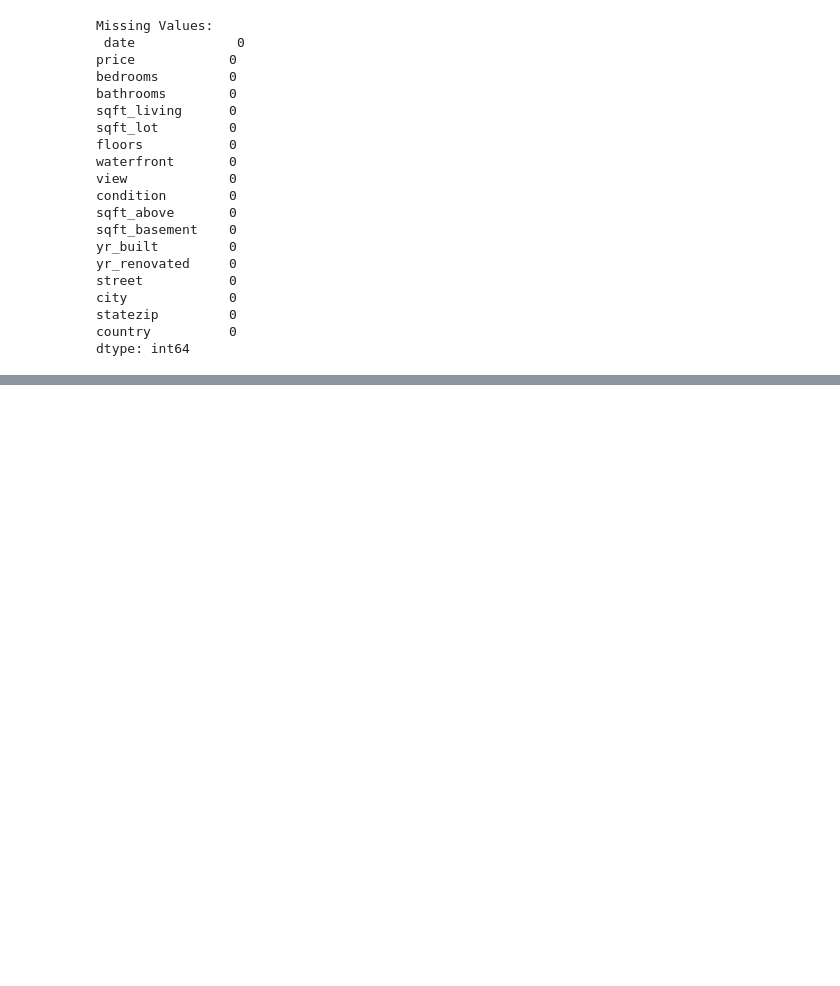
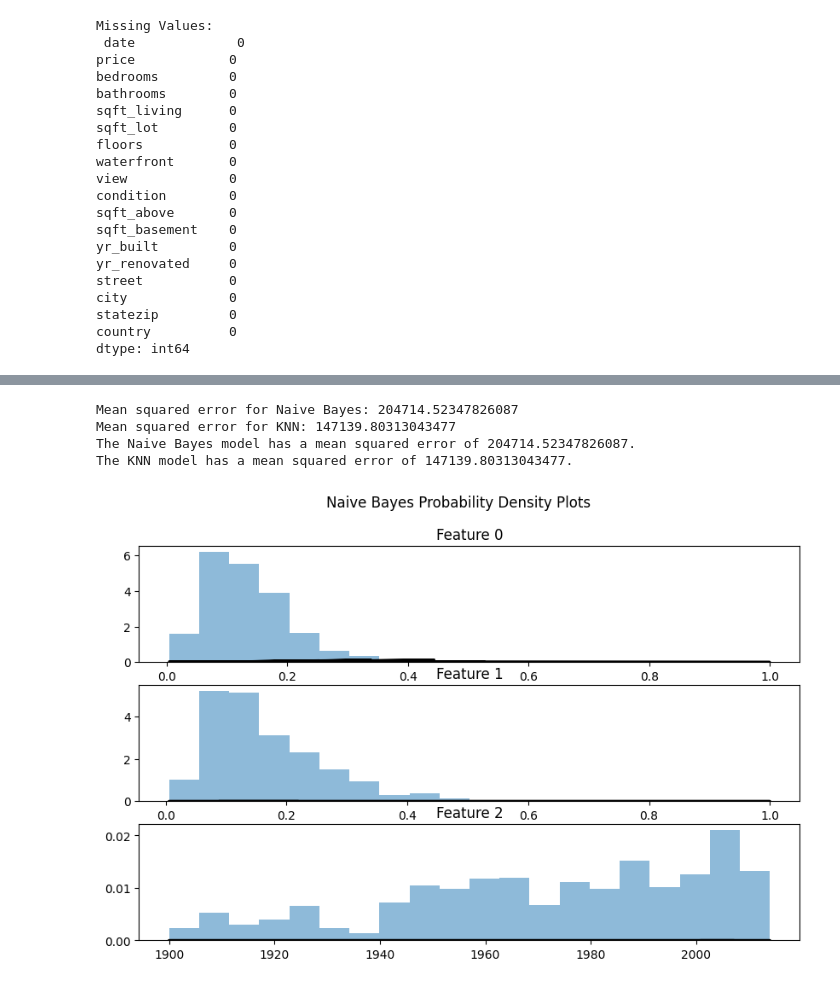
Before and after one commit to Guhan2348519/ADVANCED-ML-tasks, a Jupyter notebook: 2348519_EX2.ipynb, the cells around one changed output, grey strips where cells are left out. Drawn from its saved outputs; the diff is of its cells as text; code cells hidden in the pictures; blank space fills up the shorter version.

```diff
--- a/2348519_EX2.ipynb
+++ b/2348519_EX2.ipynb
@@ -127,0 +54,51 @@ AttributeError: ignored
+# %%
+from sklearn.preprocessing import LabelEncoder
+numerical_cols = ['price', 'bedrooms', 'bathrooms', 'sqft_living', 'sqft_lot', 'floors', 'waterfront', 'view', 'condition', 'sqft_above', 'sqft_basement', 'yr_renovated']
+
+for col in numerical_cols:
+    data[col] = (data[col] - data[col].min()) / (data[col].max() - data[col].min())
+
+X = data[['sqft_living', 'sqft_above', 'yr_built']]
+y = data['price']
+le = LabelEncoder()
+y = le.fit_transform(data['price'])
+
+X_train, X_test, y_train, y_test = train_test_split(X, y, test_size=0.25, random_state=42)
+
+
+clf = GaussianNB()
+clf.fit(X_train, y_train)
+y_pred_nb = clf.predict(X_test)
+
+
+mse_nb = mean_squared_error(y_test, y_pred_nb)
+print('Mean squared error for Naive Bayes:', mse_nb)
+
+
+knn = KNeighborsRegressor(n_neighbors=5)
+knn.fit(X_train, y_train)
+y_pred_knn = knn.predict(X_test)
+
+mse_knn = mean_squared_error(y_test, y_pred_knn)
+print('Mean squared error for KNN:', mse_knn)
+
+print('The Naive Bayes model has a mean squared error of {}.'.format(mse_nb))
+print('The KNN model has a mean squared error of {}.'.format(mse_knn))
+# %% [output]
+Mean squared error for Naive Bayes: 204714.52347826087
+Mean squared error for KNN: 147139.80313043477
+The Naive Bayes model has a mean squared error of 204714.52347826087.
+The KNN model has a mean squared error of 147139.80313043477.
+# %%
+class_probabilities = clf.predict_proba(X_test)
+fig, axes = plt.subplots(nrows=3, ncols=1, figsize=(10, 6))
+
+for i in range(3):
+    axes[i].hist(X_test.iloc[:, i], bins=20, density=True, alpha=0.5)
+    axes[i].plot(X_test.iloc[:, i], class_probabilities[:, i], color='black', linewidth=2)
+    axes[i].set_title(f'Feature {i}')
+
+plt.suptitle('Naive Bayes Probability Density Plots')
+plt.show()
+# %% [output]
+[figure, added]
```
Also changed, not shown: parts of 6 cells of this notebook.
